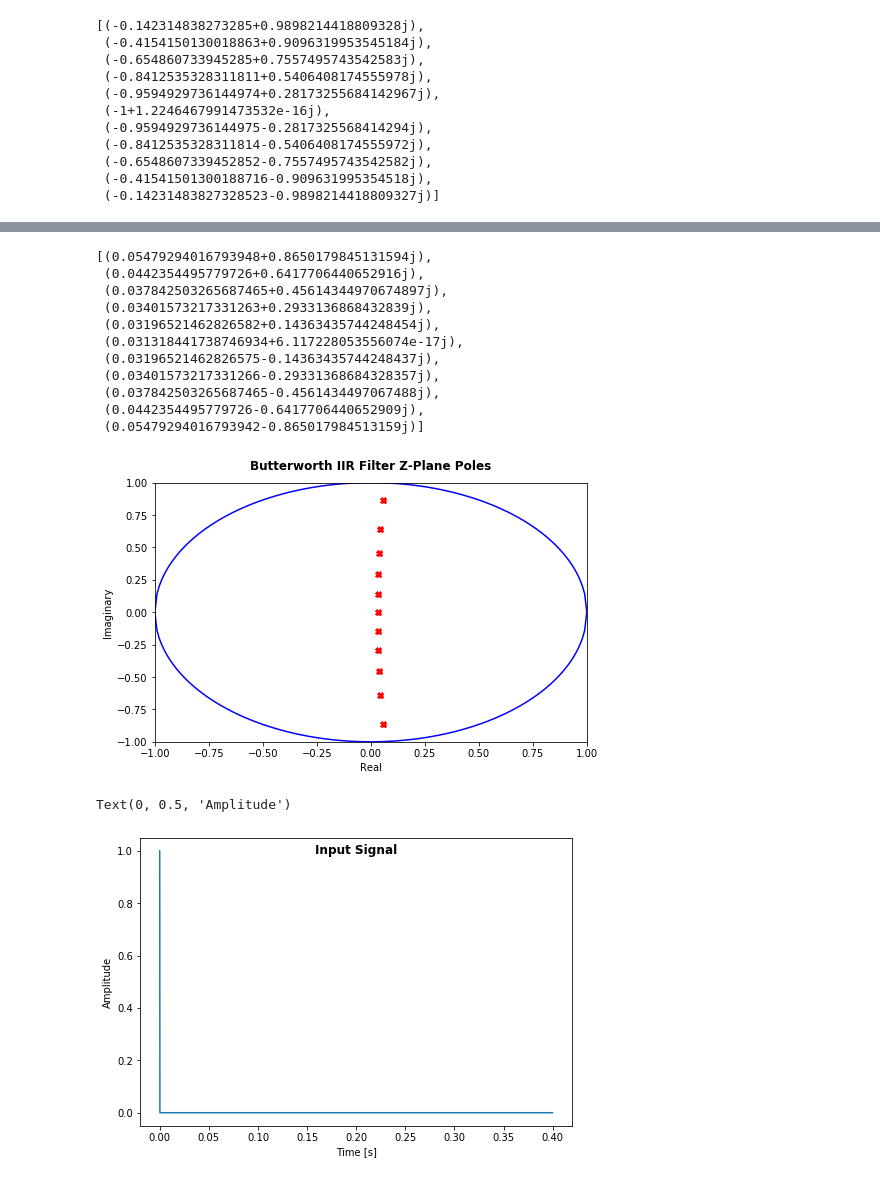
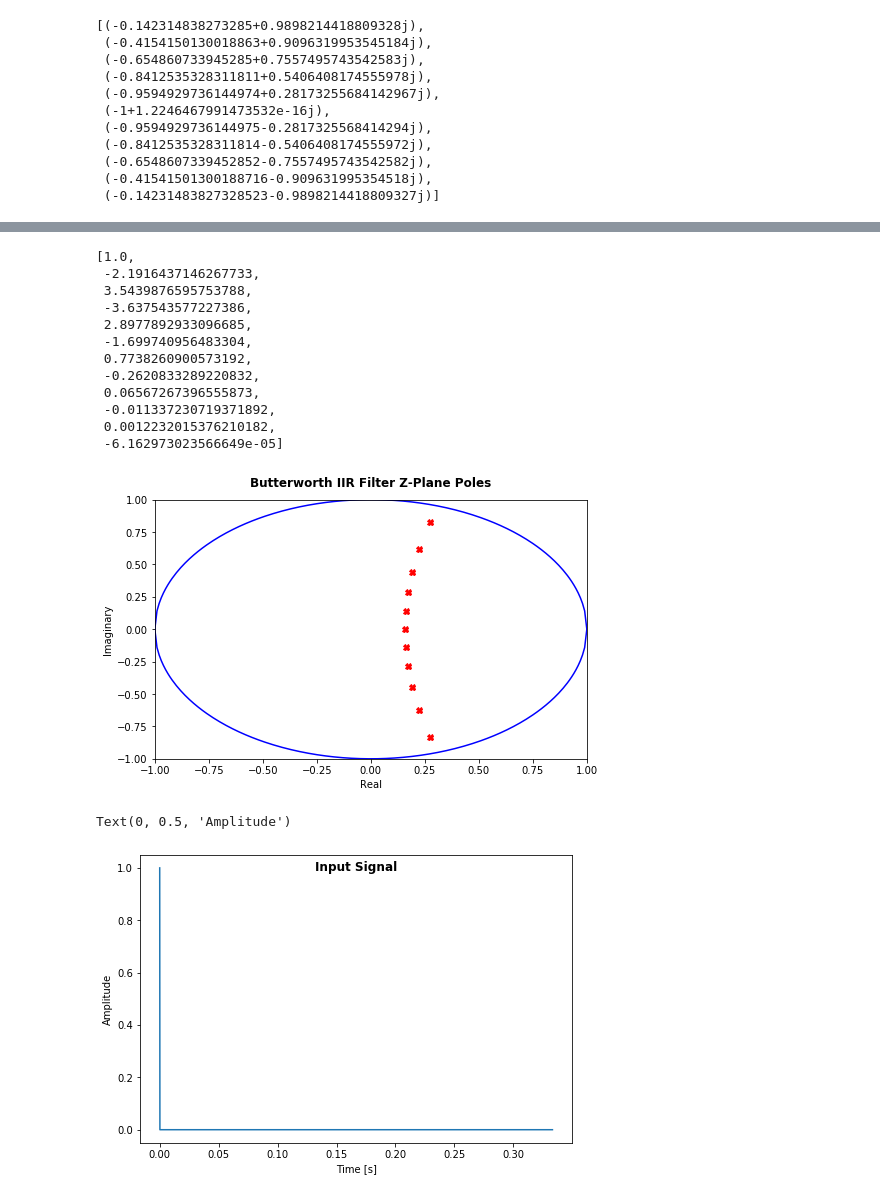
Before and after one commit to StevenCash/jupyter, a Jupyter notebook: Butterworth.ipynb, the cells around one changed output, grey strips where cells are left out. Saved outputs shown, nothing was run; the diff lists cells and outputs as text; code cells hidden in the pictures.

```diff
--- a/Butterworth.ipynb
+++ b/Butterworth.ipynb
@@ -59,12 +59,12 @@ Wc0 = Wc*2*math.pi*fp
 
 s0 = [i * Wc for i in s]
 
-#I must prewarp to account for transform warping.
+#I must prewarp to account for bilinear transform warping.
 
 #I will need a sampling frequency for this part of the process, for now just assume something sufficiently
 #large so as to not cause a problem, say 4X stop band frequency
 
-fsamp = 5000 #3*fs
+fsamp = 4*fs
 
 fc = (fsamp/math.pi)*math.tan(math.pi*fp/fsamp)
 
@@ -102,7 +102,6 @@ s1
 m = 0
 s2 = [0]*Order
 while m < Order:
-    #s2[m] = (1+(s1[m]/(2*fsamp)))/(1-(s1[m]/(2*fsamp)))
     s2[m] = (2*fsamp + s1[m])/(2*fsamp - s1[m])
     m += 1
 
@@ -122,48 +121,49 @@ K = sum(z0)/sum(s4)
 
 z0 = [i / K for i in z0]
 
 sreal = []
 simag = []
 sreal = [i.real for i in s2]
 simag = [i.imag for i in s2]
 
 fig = plt.figure()
 ax = fig.add_axes([0,0,1,.9])
 ax.plot(sreal,simag,'rX')
 ax.set_xlim(-1,1)
 ax.set_ylim(-1,1)
 
 circle = [0]*201
 m = 0
 while m < len(circle):
     circle[m] = m
     m+=1
 circlex = []
 circlex = [(-1+i/100) for i in circle]
 circley = [(1-i**2)**.5 for i in circlex]
 circley2 = [-(1-i**2)**.5 for i in circlex]
 ax.plot(circlex,circley,'b')
 ax.plot(circlex,circley2,'b')
 
 fig.suptitle('Butterworth IIR Filter Z-Plane Poles', fontweight='bold')
 ax.set_xlabel('Real')
 ax.set_ylabel('Imaginary')
-s2
+s4
 # %% [output]
-[(0.05479294016793948+0.8650179845131594j),
- (0.0442354495779726+0.6417706440652916j),
- (0.037842503265687465+0.45614344970674897j),
- (0.03401573217331263+0.2933136868432839j),
- (0.03196521462826582+0.14363435744248454j),
- (0.031318441738746934+6.117228053556074e-17j),
- (0.03196521462826575-0.14363435744248437j),
- (0.03401573217331266-0.29331368684328357j),
- (0.037842503265687465-0.4561434497067488j),
- (0.0442354495779726-0.6417706440652909j),
- (0.05479294016793942-0.865017984513159j)]
+[1.0,
+ -2.1916437146267733,
+ 3.5439876595753788,
+ -3.637543577227386,
+ 2.8977892933096685,
+ -1.699740956483304,
+ 0.7738260900573192,
+ -0.2620833289220832,
+ 0.06567267396555873,
+ -0.011337230719371892,
+ 0.0012232015376210182,
+ -6.162973023566649e-05]
-[figure, old version]
+[figure, new version]
 # %%
-
+#Generate a test signal
 
 m = 0
 waveform = []
@@ -188,5 +188,5 @@ ax.set_xlabel('Time [s]')
 ax.set_ylabel('Amplitude')
 # %% [output]
 Text(0, 0.5, 'Amplitude')
-[figure, old version]
+[figure, new version]
 # %%
```
Also changed, not shown: parts of 6 cells of this notebook.
